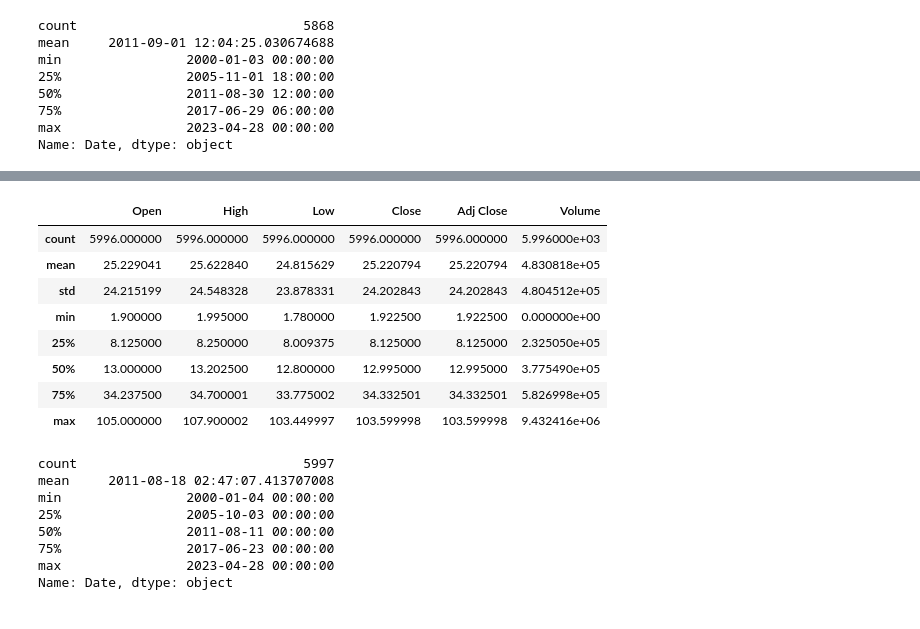
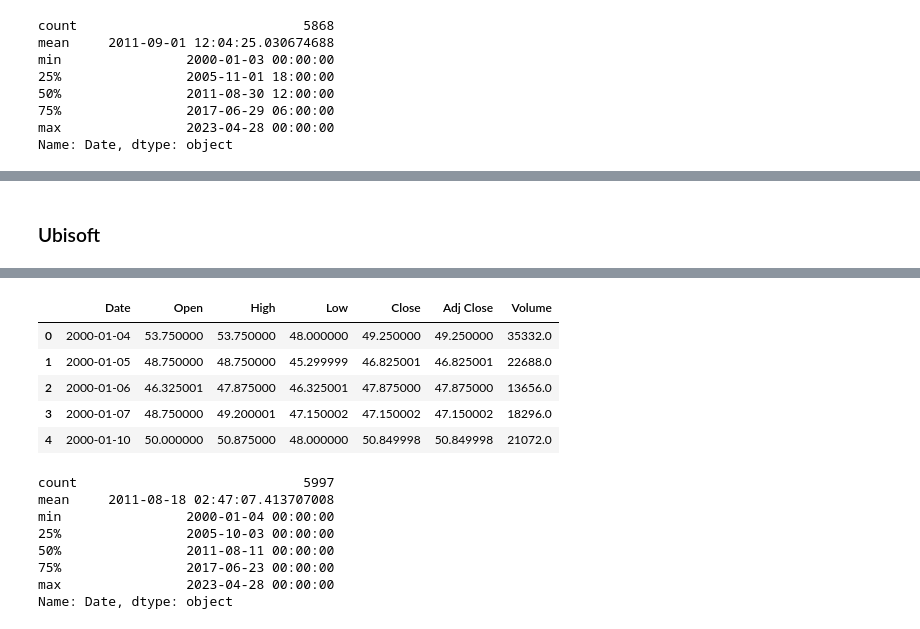
Before and after one commit to MartinMF88/Obligatorio_SeriesTemporales, a Jupyter notebook: Obligatorio_Series_Temporales.ipynb, the cells around one changed output, grey strips where cells are left out. Drawn from its saved outputs; the diff is of its cells as text; code cells hidden in the pictures.

```diff
--- a/Obligatorio_Series_Temporales.ipynb
+++ b/Obligatorio_Series_Temporales.ipynb
@@ -186,3 +259,5 @@ Name: Date, dtype: object
+# %% [markdown]
+### Ubisoft
 # %%
 ubisoft_ds.info()
 # %% [output]
@@ -201,17 +276,14 @@ Data columns (total 7 columns):
 dtypes: float64(6), object(1)
 memory usage: 328.1+ KB
 # %%
-ubisoft_ds.describe()
+ubisoft_ds.head()
 # %% [output]
-|  | Open | High | Low | Close | Adj Close | Volume |
-| count | 5996.000000 | 5996.000000 | 5996.000000 | 5996.000000 | 5996.000000 | 5.996000e+03 |
-| mean | 25.229041 | 25.622840 | 24.815629 | 25.220794 | 25.220794 | 4.830818e+05 |
-| std | 24.215199 | 24.548328 | 23.878331 | 24.202843 | 24.202843 | 4.804512e+05 |
-| min | 1.900000 | 1.995000 | 1.780000 | 1.922500 | 1.922500 | 0.000000e+00 |
-| 25% | 8.125000 | 8.250000 | 8.009375 | 8.125000 | 8.125000 | 2.325050e+05 |
-| 50% | 13.000000 | 13.202500 | 12.800000 | 12.995000 | 12.995000 | 3.775490e+05 |
-| 75% | 34.237500 | 34.700001 | 33.775002 | 34.332501 | 34.332501 | 5.826998e+05 |
-| max | 105.000000 | 107.900002 | 103.449997 | 103.599998 | 103.599998 | 9.432416e+06 |
+|  | Date | Open | High | Low | Close | Adj Close | Volume |
+| 0 | 2000-01-04 | 53.750000 | 53.750000 | 48.000000 | 49.250000 | 49.250000 | 35332.0 |
+| 1 | 2000-01-05 | 48.750000 | 48.750000 | 45.299999 | 46.825001 | 46.825001 | 22688.0 |
+| 2 | 2000-01-06 | 46.325001 | 47.875000 | 46.325001 | 47.875000 | 47.875000 | 13656.0 |
+| 3 | 2000-01-07 | 48.750000 | 49.200001 | 47.150002 | 47.150002 | 47.150002 | 18296.0 |
+| 4 | 2000-01-10 | 50.000000 | 50.875000 | 48.000000 | 50.849998 | 50.849998 | 21072.0 |
 # %%
 ubisoft_ds['Date'] = pd.to_datetime(ubisoft_ds['Date'])
 # %%
```
Also changed, not shown: parts of 26 cells of this notebook.
